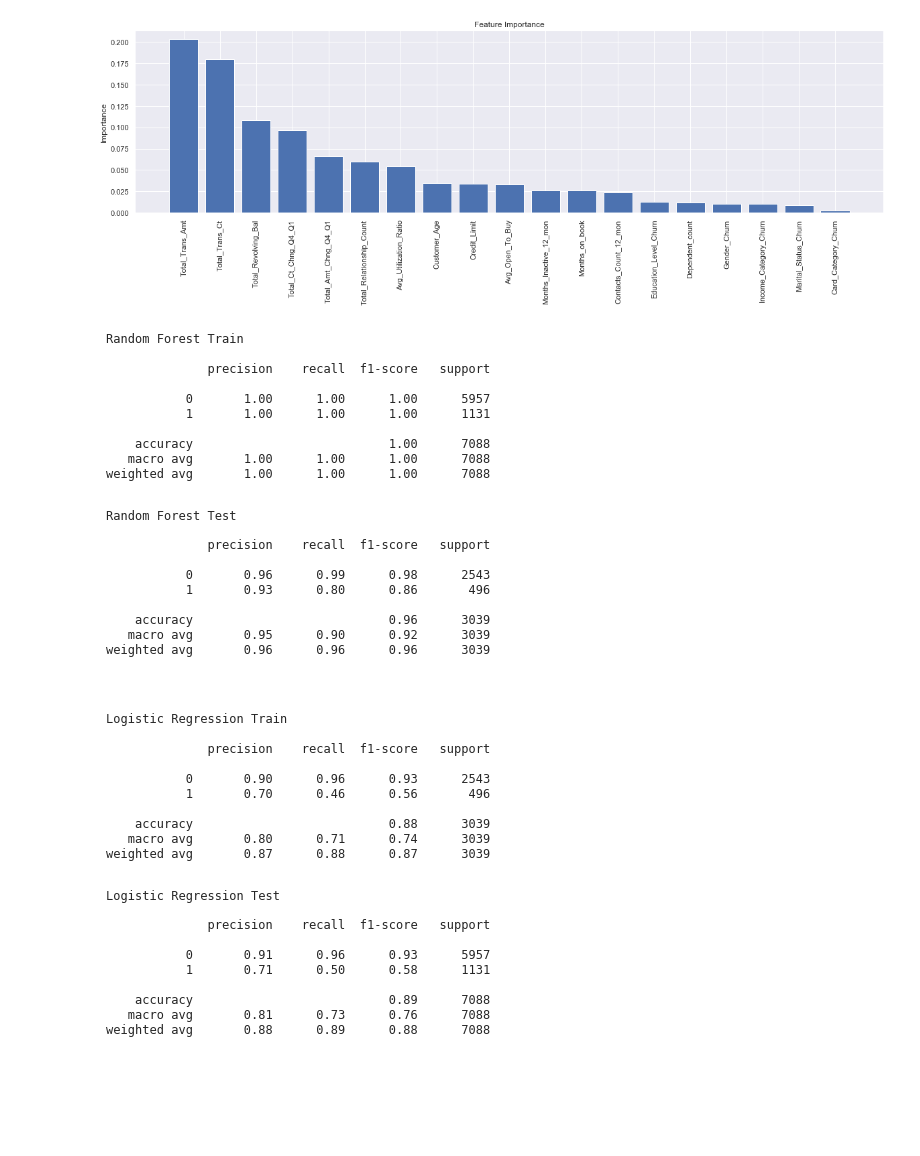
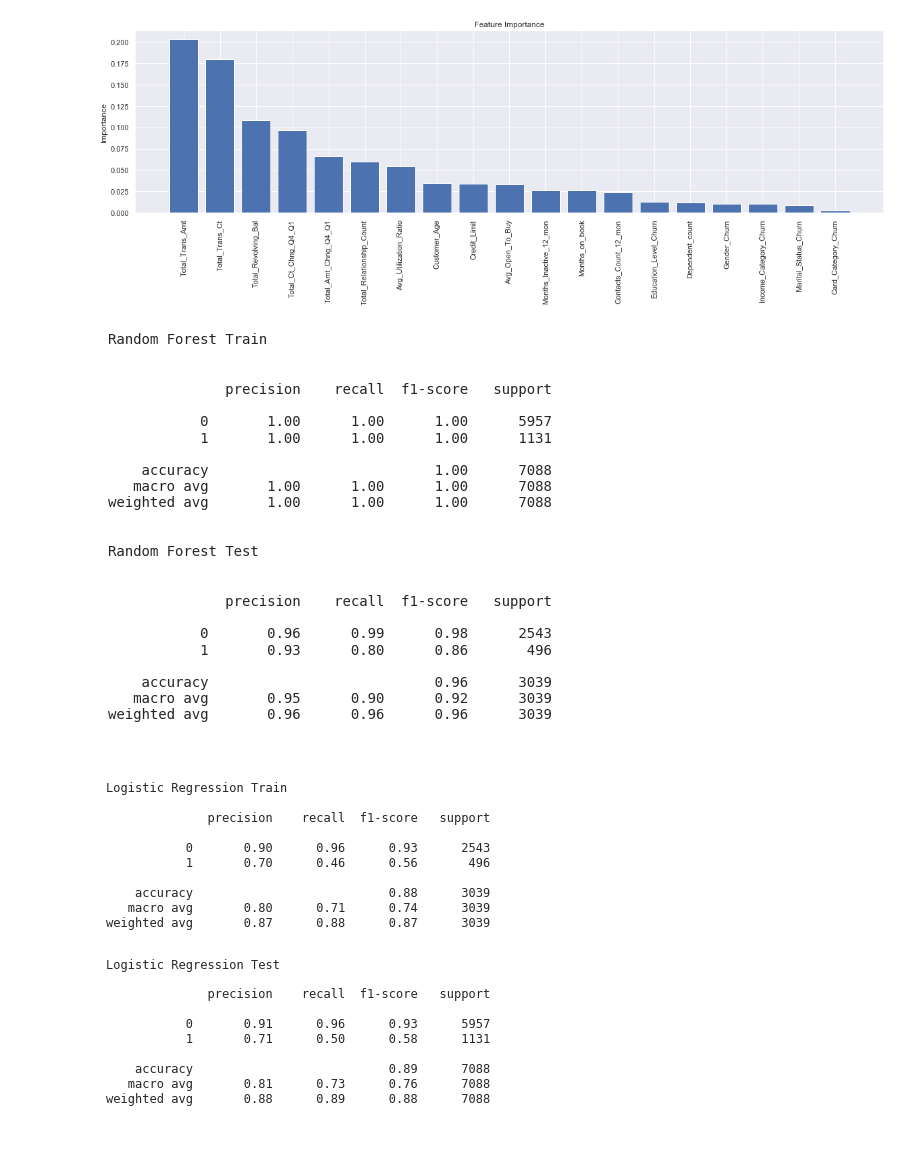
Before and after one commit to YANG007SUN/predict_churn_codeRefactor, a Jupyter notebook: churn_notebook.ipynb, the cells around one changed output. Drawn from its saved outputs; the diff is of its cells as text; code cells hidden in the pictures; blank space fills up the shorter version.

```diff
--- a/churn_notebook.ipynb
+++ b/churn_notebook.ipynb
@@ -202,7 +202,7 @@ X_train, X_test, y_train, y_test = train_test_split(X, y, test_size= 0.3, random
 
 # grid search
 rfc = RandomForestClassifier(random_state=42)
-lrc = LogisticRegression()
+lrc = LogisticRegression(max_iter=300)
 
 param_grid = {
     'n_estimators': [200, 500],
@@ -325,11 +338,12 @@ plt.xticks(range(X.shape[1]), names, rotation=90);
 # %%
-plt.rc('figure', figsize=(5, 5))
+plt.rc('figure', figsize=(8, 6))
 #plt.text(0.01, 0.05, str(model.summary()), {'fontsize': 12}) old approach
-plt.text(0.01, 1.25, str('Random Forest Train'), {'fontsize': 10}, fontproperties = 'monospace')
-plt.text(0.01, 0.05, str(classification_report(y_test, y_test_preds_rf)), {'fontsize': 10}, fontproperties = 'monospace') # approach improved by OP -> monospace!
-plt.text(0.01, 0.6, str('Random Forest Test'), {'fontsize': 10}, fontproperties = 'monospace')
-plt.text(0.01, 0.7, str(classification_report(y_train, y_train_preds_rf)), {'fontsize': 10}, fontproperties = 'monospace') # approach improved by OP -> monospace!
-plt.axis('off');
+plt.text(0.01, 1.25, str('Random Forest Train'), {'fontsize': 14}, fontproperties = 'monospace')
+plt.text(0.01, 0.05, str(classification_report(y_test, y_test_preds_rf)), {'fontsize': 14}, fontproperties = 'monospace') # approach improved by OP -> monospace!
+plt.text(0.01, 0.6, str('Random Forest Test'), {'fontsize': 14}, fontproperties = 'monospace')
+plt.text(0.01, 0.7, str(classification_report(y_train, y_train_preds_rf)), {'fontsize': 14}, fontproperties = 'monospace') # approach improved by OP -> monospace!
+plt.axis('off')
+plt.savefig('./images/RandomForest_train_test_results.png')
 # %% [output]
-[figure, old version]
+[figure, new version]
 # %%
```
Also changed, not shown: parts of 3 cells of this notebook, 11 other files.
